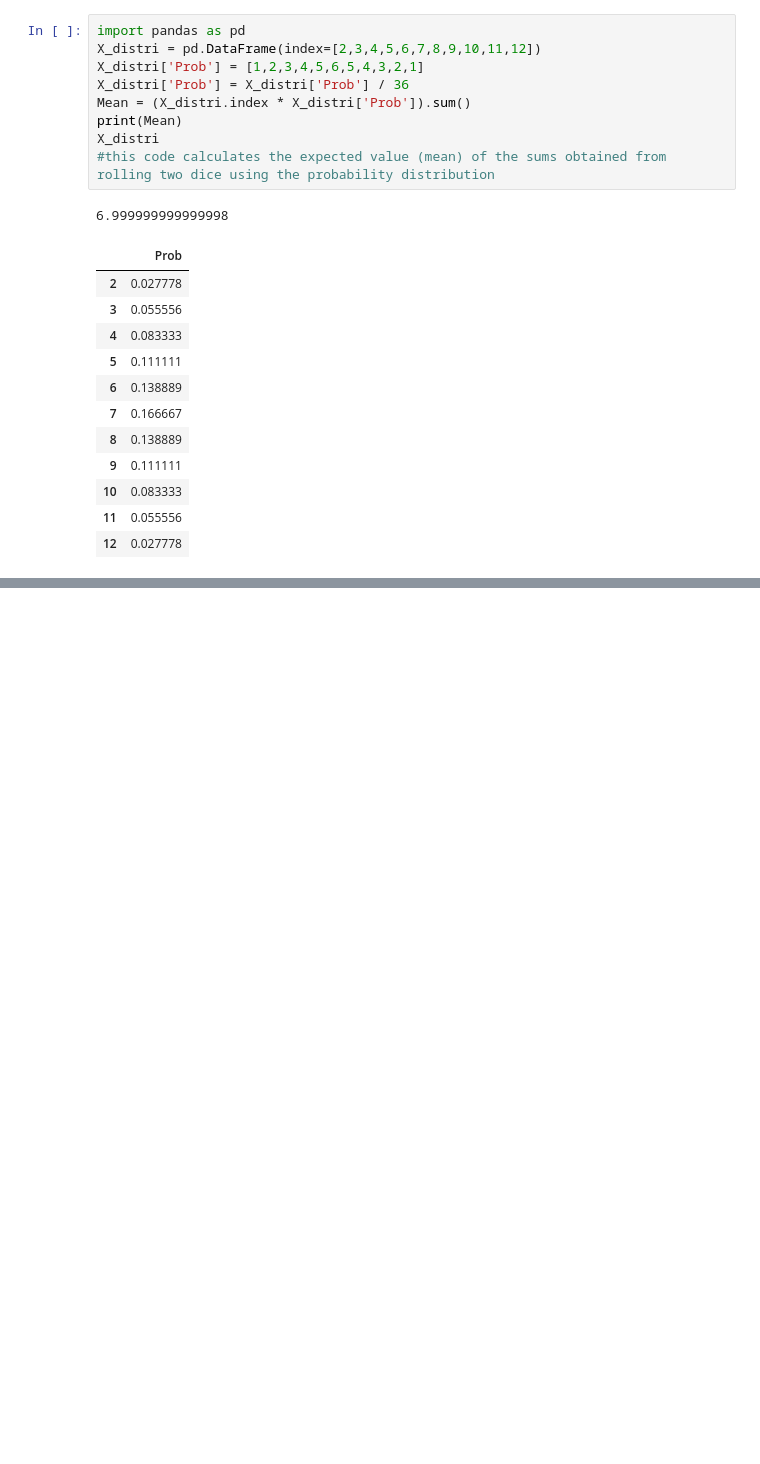
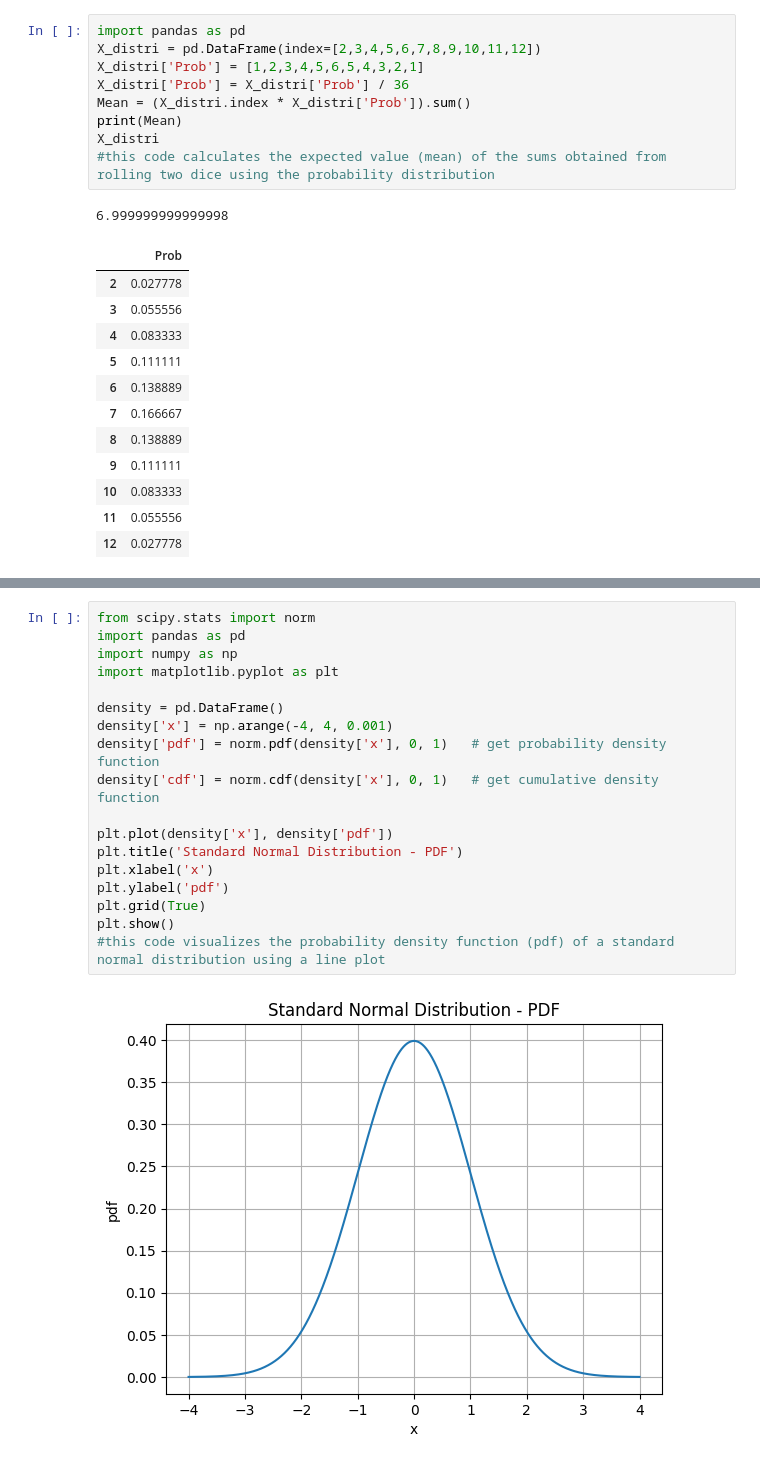
Before and after one commit to title-robbie-title/hkust-financial-analysis, a Jupyter notebook: HKUST-Financial-Analysis/module2.ipynb, the cells around one changed output, grey strips where cells are left out. Saved outputs shown, nothing was run; the diff lists cells and outputs as text; blank space fills up the shorter version.

```diff
--- a/HKUST-Financial-Analysis/module2.ipynb
+++ b/HKUST-Financial-Analysis/module2.ipynb
@@ -121,0 +172,20 @@ X_distri
+# %%
+from scipy.stats import norm
+import pandas as pd
+import numpy as np
+import matplotlib.pyplot as plt
+
+density = pd.DataFrame()
+density['x'] = np.arange(-4, 4, 0.001)
+density['pdf'] = norm.pdf(density['x'], 0, 1)   # get probability density function
+density['cdf'] = norm.cdf(density['x'], 0, 1)   # get cumulative density function
+
+plt.plot(density['x'], density['pdf'])
+plt.title('Standard Normal Distribution - PDF')
+plt.xlabel('x')
+plt.ylabel('pdf')
+plt.grid(True)
+plt.show()
+#this code visualizes the probability density function (pdf) of a standard normal distribution using a line plot
+# %% [output]
+[figure, added]
```
Also changed, not shown: parts of 7 cells of this notebook.
